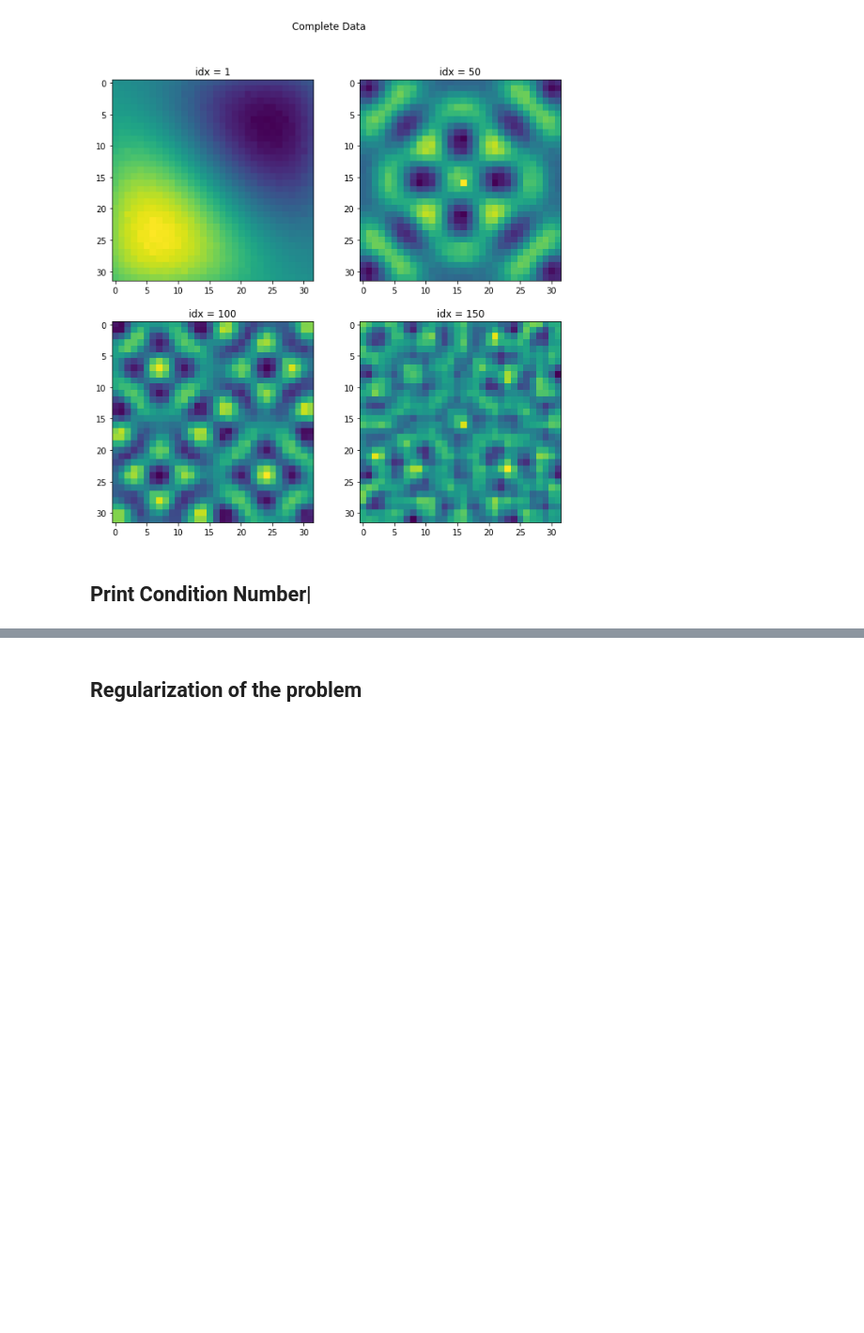
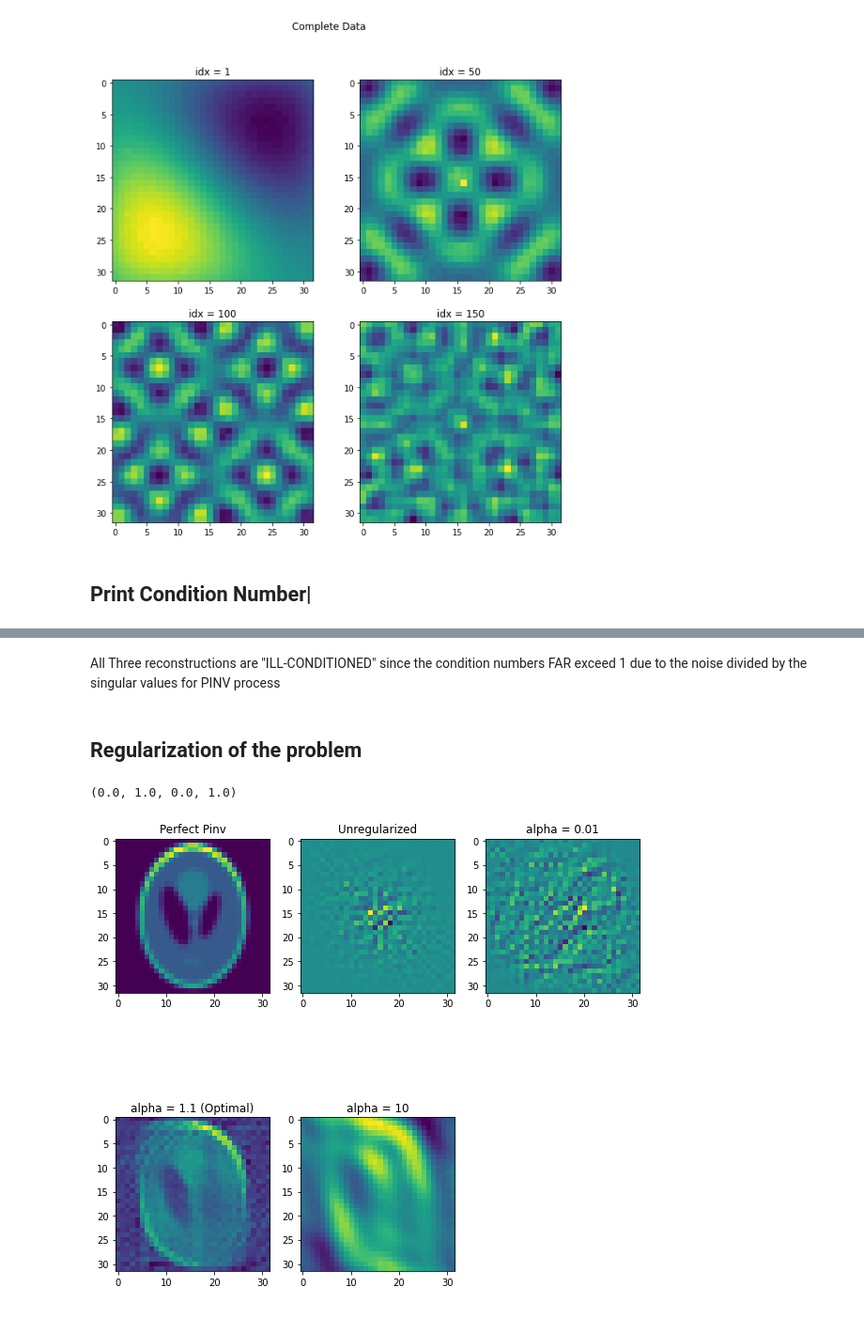
Before and after one commit to masa512/ece558, a Jupyter notebook: assignment5.ipynb, the cells around one changed output, grey strips where cells are left out. Shown at 94% size. Cells and saved outputs as stored; diff of their text form; code cells hidden in the pictures; blank space fills up the shorter version.

```diff
--- a/assignment5.ipynb
+++ b/assignment5.ipynb
@@ -294,2 +296,4 @@ Condition Number for Complete Data= 3017.545291147096
+# %% [markdown]
+All Three reconstructions are "ILL-CONDITIONED" since the condition numbers FAR exceed 1 due to the noise divided by the singular values for PINV process
 # %% [markdown]
 ## Regularization of the problem
@@ -295,0 +322,37 @@ Condition Number for Complete Data= 3017.545291147096
+# %%
+# Case 1 : Limitted angle
+f,axes = plt.subplots(2,3,figsize=(10,10))
+axes = np.ravel(axes)
+
+axes[0].imshow(X1_pseudo)
+axes[0].set_title('Perfect Pinv')
+
+X_unreg = (np.linalg.pinv(T_LA)@y1_noisy).reshape(N,N)
+axes[1].imshow(X_unreg)
+axes[1].set_title('Unregularized')
+
+# Low
+alpha = 0.01
+T_LA_reg = TSVD(T_LA,alpha)
+X_reg = (np.linalg.pinv(T_LA_reg)@y1_noisy).reshape(N,N)
+axes[2].imshow(X_reg)
+axes[2].set_title(f'alpha = {alpha}')
+
+# Optimal
+alpha = 1.1
+T_LA_reg = TSVD(T_LA,alpha)
+X_reg = (np.linalg.pinv(T_LA_reg)@y1_noisy).reshape(N,N)
+axes[3].imshow(X_reg)
+axes[3].set_title(f'alpha = {alpha} (Optimal)')
+
+# Too high
+alpha = 10
+T_LA_reg = TSVD(T_LA,alpha)
+X_reg = (np.linalg.pinv(T_LA_reg)@y1_noisy).reshape(N,N)
+axes[4].imshow(X_reg)
+axes[4].set_title(f'alpha = {alpha}')
+
+plt.axis('off')
+# %% [output]
+(0.0, 1.0, 0.0, 1.0)
+[figure, added]
```
Also changed, not shown: parts of 11 cells of this notebook.
